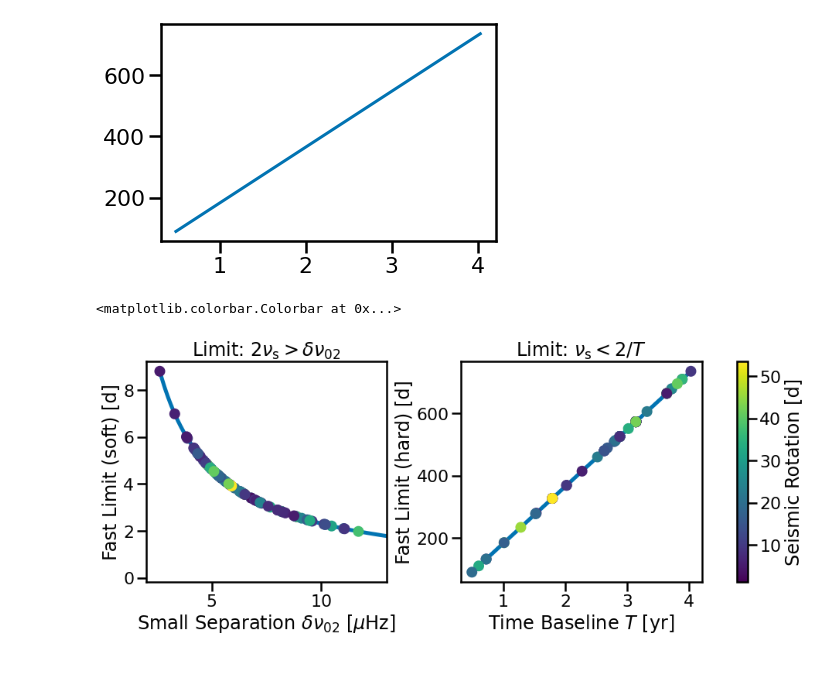
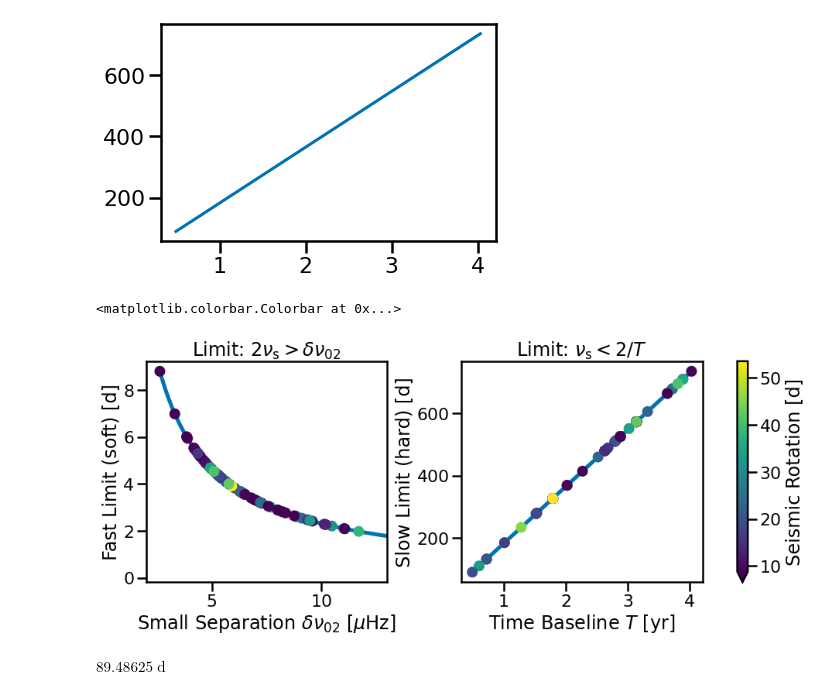
Before and after one commit to ojhall94/malatium, a Jupyter notebook: paper/limit_checks.ipynb, the cells around one changed output. Cells and saved outputs as stored; diff of their text form; code cells hidden in the pictures; blank space fills up the shorter version.

```diff
--- a/paper/limit_checks.ipynb
+++ b/paper/limit_checks.ipynb
@@ -39,26 +39,26 @@ plt.plot(baseline, protlimslow)
 # %%
 fig, axes = plt.subplots(1,2, figsize=(14, 6))
 ax1 = axes[0]
 ax1.set_xlabel(r'Small Separation $\delta\nu_{02}$ [$\mu \rm{Hz}$]')
 ax1.set_ylabel('Fast Limit (soft) [d]')
 
 ax1.plot(d02s, protlimfast, lw=5)
 realprotlimfast = (1/u.Quantity(d02sreal/2, u.microhertz)).to(u.day)
-ax1.scatter(d02sreal, realprotlimfast, c = ati.P, zorder=10)
+ax1.scatter(d02sreal, realprotlimfast, c = ati.P, zorder=10, vmin=protlimfast.max().value)
 ax1.set_xlim(2, 13)
 ax1.set_title(r'Limit: $2\nu_{\rm s} > \delta\nu_{02}$')
 
 ax2 = axes[1]
 ax2.set_xlabel(r'Time Baseline $T$ [yr]')
-ax2.set_ylabel('Fast Limit (hard) [d]')
+ax2.set_ylabel('Slow Limit (hard) [d]')
 
 ax2.plot(baseline, protlimslow, lw=5)
 realprotlimslow = (1/(2*(1/u.Quantity(ati.bl, u.year)).to(u.microhertz))).to(u.day)
-c = ax2.scatter(ati.bl, realprotlimslow, c = ati.P, zorder=10)
+c = ax2.scatter(ati.bl, realprotlimslow, c = ati.P, zorder=10, vmin=protlimfast.max().value)
 ax2.set_title(r'Limit: $\nu_{\rm s} < 2/T$')
 
 fig.tight_layout()
-fig.colorbar(c, ax=axes, label='Seismic Rotation [d]')
+fig.colorbar(c, ax=axes, label='Seismic Rotation [d]',extend='min')
 # %% [output]
 <matplotlib.colorbar.Colorbar at 0x...>
-[figure, old version]
+[figure, new version]
@@ -64,0 +67,4 @@ fig.colorbar(c, ax=axes, label='Seismic Rotation [d]')
+# %%
+protlimslow.min()
+# %% [output]
+$89.48625 \; \mathrm{d}$
```
Also changed, not shown: parts of 1 cell of this notebook, 12 other files.
